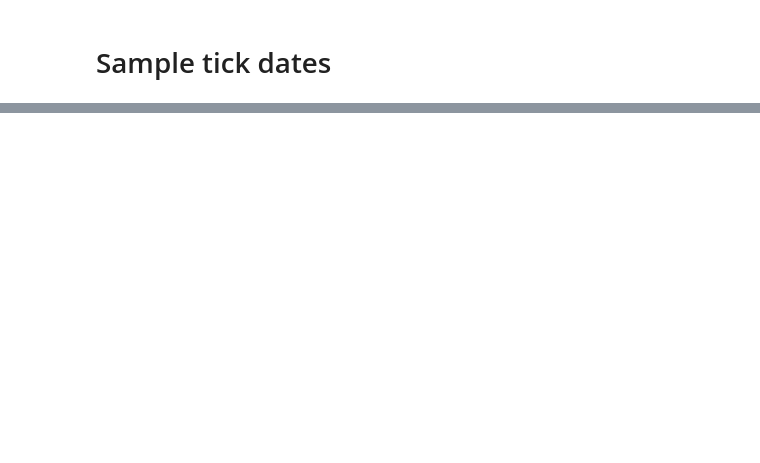
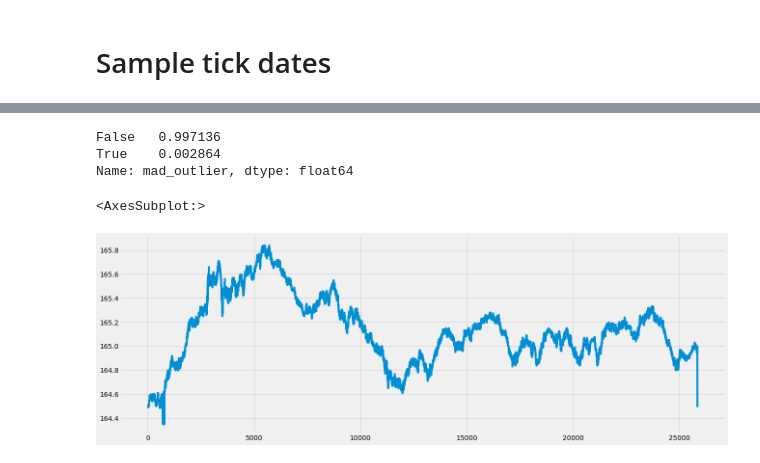
Before and after one commit to wangscu/pandas-polygon, a Jupyter notebook: nb_bars.ipynb, the cells around one changed output, grey strips where cells are left out. Saved outputs shown, nothing was run; the diff lists cells and outputs as text; code cells hidden in the pictures; blank space fills up the shorter version.

```diff
--- a/nb_bars.ipynb
+++ b/nb_bars.ipynb
@@ -77,0 +85,10 @@ bar_date = bm.bar_workflow(symbol, date, thresh, add_label=True)
+# %%
+tdf = ft.mad_filter_df(ticks_df, value_winlen=7, devations_winlen=333, k=22)
+
+tdf[tdf.mad_outlier == False].price.plot()
+# %% [output]
+False   0.997136
+True    0.002864
+Name: mad_outlier, dtype: float64
+<AxesSubplot:>
+[figure, added]
```
Also changed, not shown: parts of 12 cells of this notebook, 6 other files.
